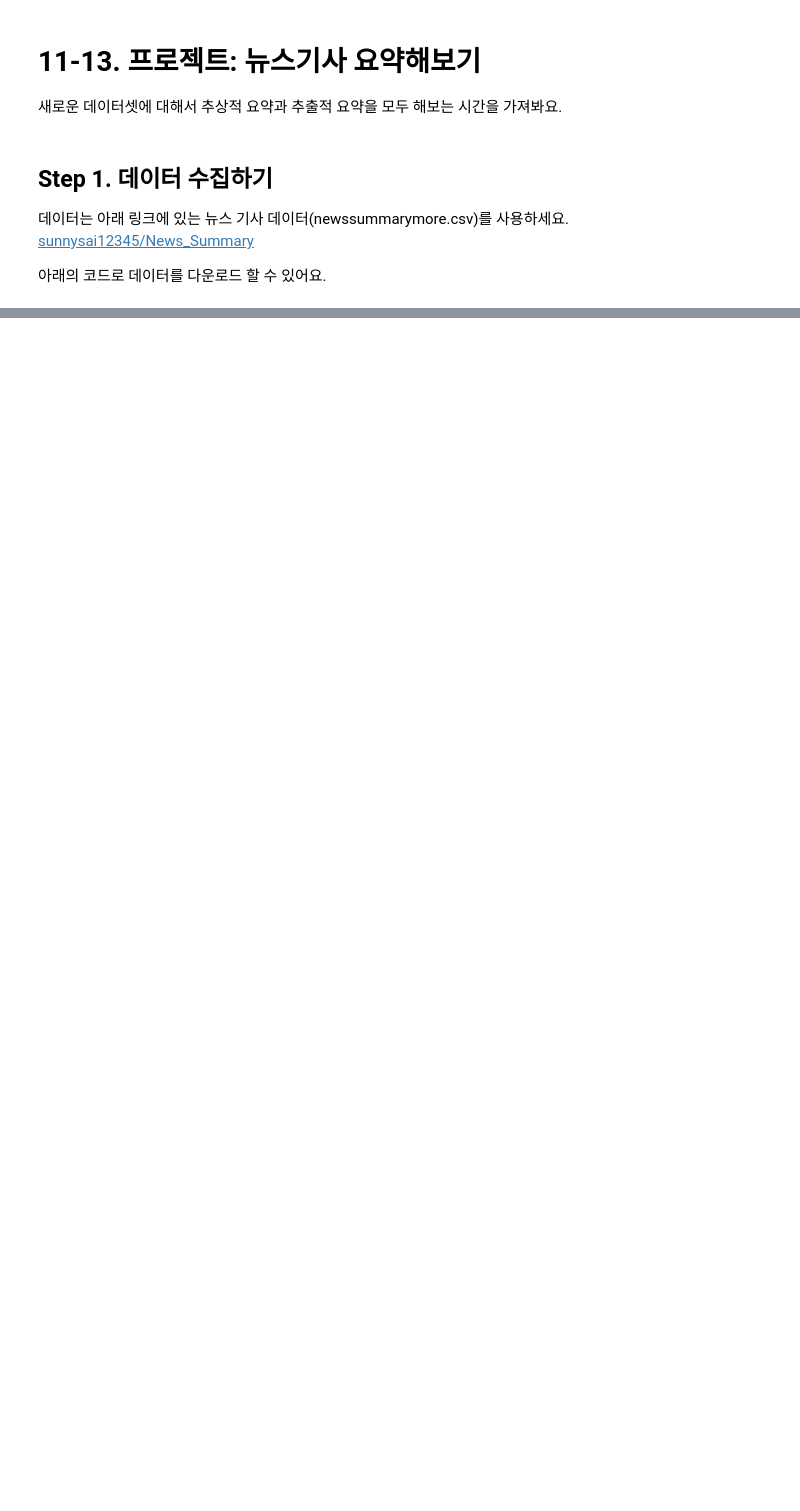
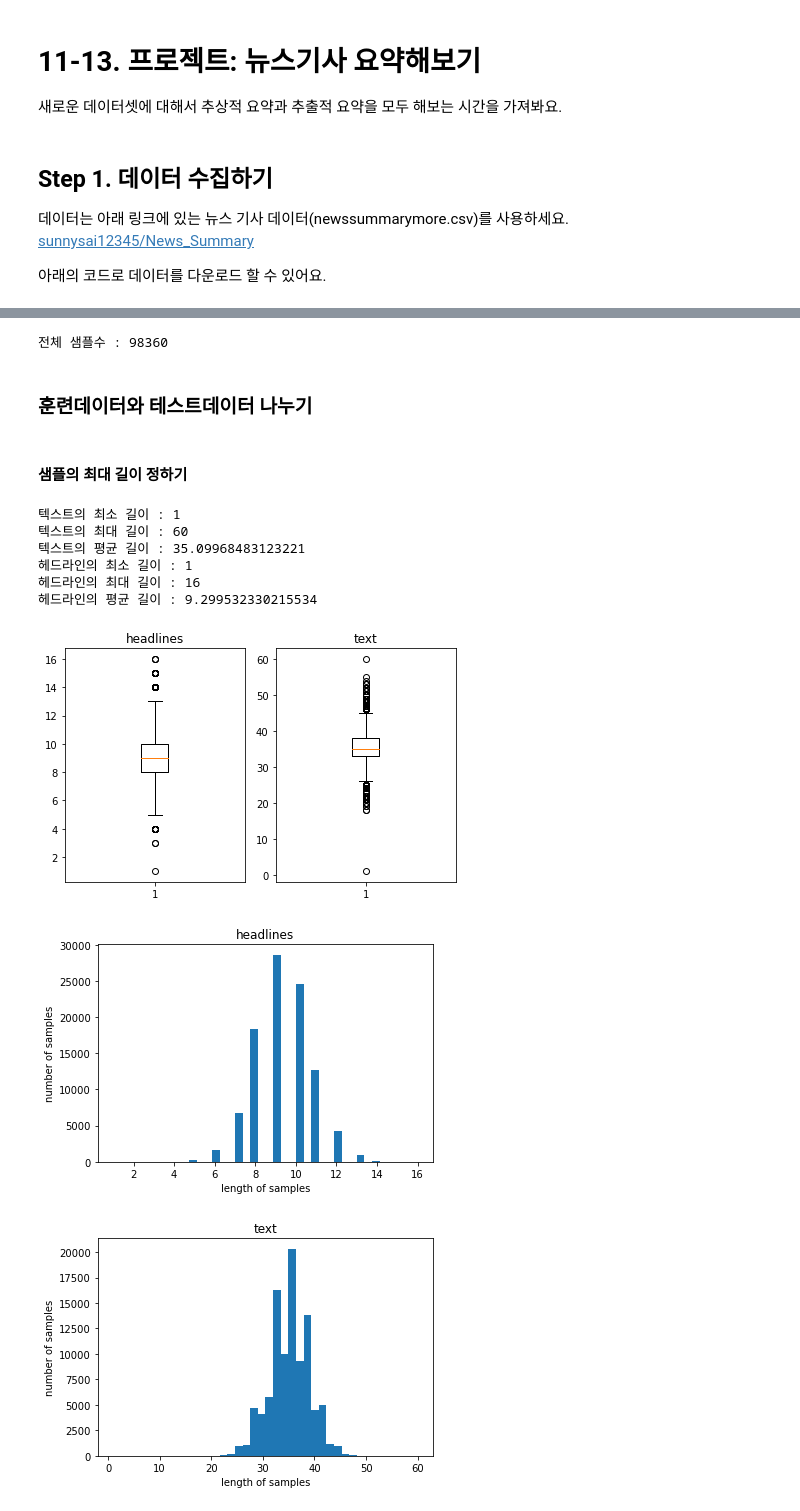
Before and after one commit to mochafreddo/aiffel, a Jupyter notebook: [E-11]Summarize news articles.ipynb, the cells around one changed output, grey strips where cells are left out. Saved outputs shown, nothing was run; the diff lists cells and outputs as text; code cells hidden in the pictures; blank space fills up the shorter version.

```diff
--- a/[E-11]Summarize news articles.ipynb
+++ b/[E-11]Summarize news articles.ipynb
@@ -32,0 +88,6 @@ data.sample(10)
+# %%
+# 텍스트 정규화를 위한 사전
+contractions = {"ain't": "is not", "aren't": "are not", "can't": "cannot", "'cause": "because", "could've": "could have", "couldn't": "could not", "didn't": "did not",  "doesn't": "does not", "don't": "do not", "hadn't": "had not", "hasn't": "has not", "haven't": "have not", "he'd": "he would", "he'll": "he will", "he's": "he is", "how'd": "how did", "how'd'y": "how do you", "how'll": "how will", "how's": "how is", "I'd": "I would", "I'd've": "I would have", "I'll": "I will", "I'll've": "I will have", "I'm": "I am", "I've": "I have", "i'd": "i would", "i'd've": "i would have", "i'll": "i will",  "i'll've": "i will have", "i'm": "i am", "i've": "i have", "isn't": "is not", "it'd": "it would", "it'd've": "it would have", "it'll": "it will", "it'll've": "it will have", "it's": "it is", "let's": "let us", "ma'am": "madam", "mayn't": "may not", "might've": "might have", "mightn't": "might not", "mightn't've": "might not have", "must've": "must have", "mustn't": "must not", "mustn't've": "must not have", "needn't": "need not", "needn't've": "need not have", "o'clock": "of the clock", "oughtn't": "ought not", "oughtn't've": "ought not have", "shan't": "shall not", "sha'n't": "shall not", "shan't've": "shall not have", "she'd": "she would", "she'd've": "she would have", "she'll": "she will", "she'll've": "she will have", "she's": "she is", "should've": "should have", "shouldn't": "should not", "shouldn't've": "should not have",
+                "so've": "so have", "so's": "so as", "this's": "this is", "that'd": "that would", "that'd've": "that would have", "that's": "that is", "there'd": "there would", "there'd've": "there would have", "there's": "there is", "here's": "here is", "they'd": "they would", "they'd've": "they would have", "they'll": "they will", "they'll've": "they will have", "they're": "they are", "they've": "they have", "to've": "to have", "wasn't": "was not", "we'd": "we would", "we'd've": "we would have", "we'll": "we will", "we'll've": "we will have", "we're": "we are", "we've": "we have", "weren't": "were not", "what'll": "what will", "what'll've": "what will have", "what're": "what are", "what's": "what is", "what've": "what have", "when's": "when is", "when've": "when have", "where'd": "where did", "where's": "where is", "where've": "where have", "who'll": "who will", "who'll've": "who will have", "who's": "who is", "who've": "who have", "why's": "why is", "why've": "why have", "will've": "will have", "won't": "will not", "won't've": "will not have", "would've": "would have", "wouldn't": "would not", "wouldn't've": "would not have", "y'all": "you all", "y'all'd": "you all would", "y'all'd've": "you all would have", "y'all're": "you all are", "y'all've": "you all have", "you'd": "you would", "you'd've": "you would have", "you'll": "you will", "you'll've": "you will have", "you're": "you are", "you've": "you have"}
+
+print("정규화 사전의 수: ", len(contractions))
@@ -32,0 +130,8 @@ data.sample(10)
+# %%
+clean_headlines = []
+
+# 전체 headlines 데이터에 대한 전처리
+for s in data['headlines']:
+    clean_headlines.append(preprocess_sentence(s, False))
+
+clean_headlines[:5]
@@ -32,0 +144,6 @@ data.sample(10)
+# %%
+data['text'] = clean_text
+data['headlines'] = clean_headlines
+
+# 빈 값을 Null 값으로 변환
+data.replace('', np.nan, inplace=True)
@@ -32,0 +156,52 @@ data.sample(10)
+# %%
+print('전체 샘플수 :', (len(data)))
+# %% [output]
+전체 샘플수 : 98360
+# %% [markdown]
+### 훈련데이터와 테스트데이터 나누기
+# %% [markdown]
+#### 샘플의 최대 길이 정하기
+# %%
+# 길이 분포 출력
+import matplotlib.pyplot as plt
+
+text_len = [len(s.split()) for s in data['text']]
+headlines_len = [len(s.split()) for s in data['headlines']]
+
+print('텍스트의 최소 길이 : {}'.format(np.min(text_len)))
+print('텍스트의 최대 길이 : {}'.format(np.max(text_len)))
+print('텍스트의 평균 길이 : {}'.format(np.mean(text_len)))
+print('헤드라인의 최소 길이 : {}'.format(np.min(headlines_len)))
+print('헤드라인의 최대 길이 : {}'.format(np.max(headlines_len)))
+print('헤드라인의 평균 길이 : {}'.format(np.mean(headlines_len)))
+
+plt.subplot(1, 2, 1)
+plt.boxplot(headlines_len)
+plt.title('headlines')
+plt.subplot(1, 2, 2)
+plt.boxplot(text_len)
+plt.title('text')
+plt.tight_layout()
+plt.show()
+
+plt.title('headlines')
+plt.hist(headlines_len, bins=40)
+plt.xlabel('length of samples')
+plt.ylabel('number of samples')
+plt.show()
+
+plt.title('text')
+plt.hist(text_len, bins=40)
+plt.xlabel('length of samples')
+plt.ylabel('number of samples')
+plt.show()
+# %% [output]
+텍스트의 최소 길이 : 1
+텍스트의 최대 길이 : 60
+텍스트의 평균 길이 : 35.09968483123221
+헤드라인의 최소 길이 : 1
+헤드라인의 최대 길이 : 16
+헤드라인의 평균 길이 : 9.299532330215534
+[figure, added]
+[figure, added]
+[figure, added]
```
Also changed, not shown: parts of 65 cells of this notebook.
